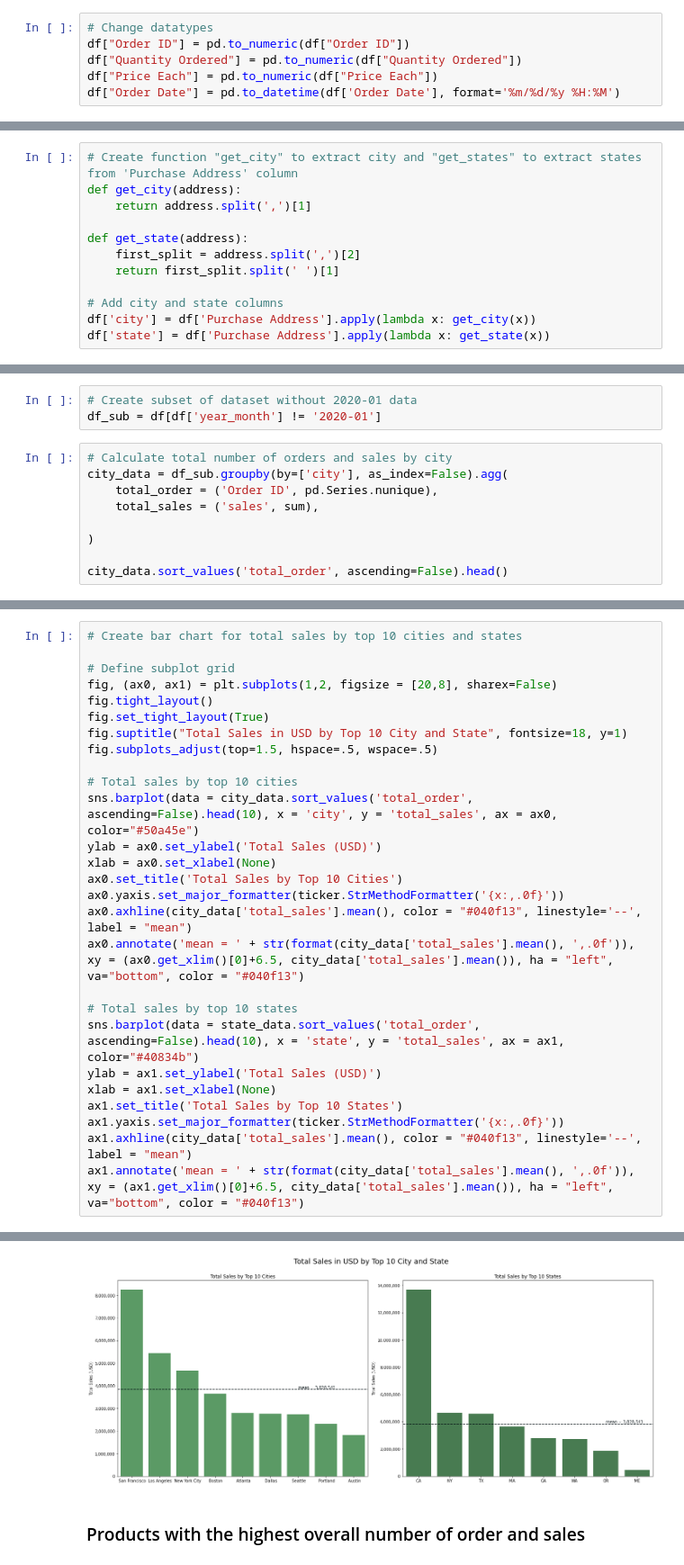
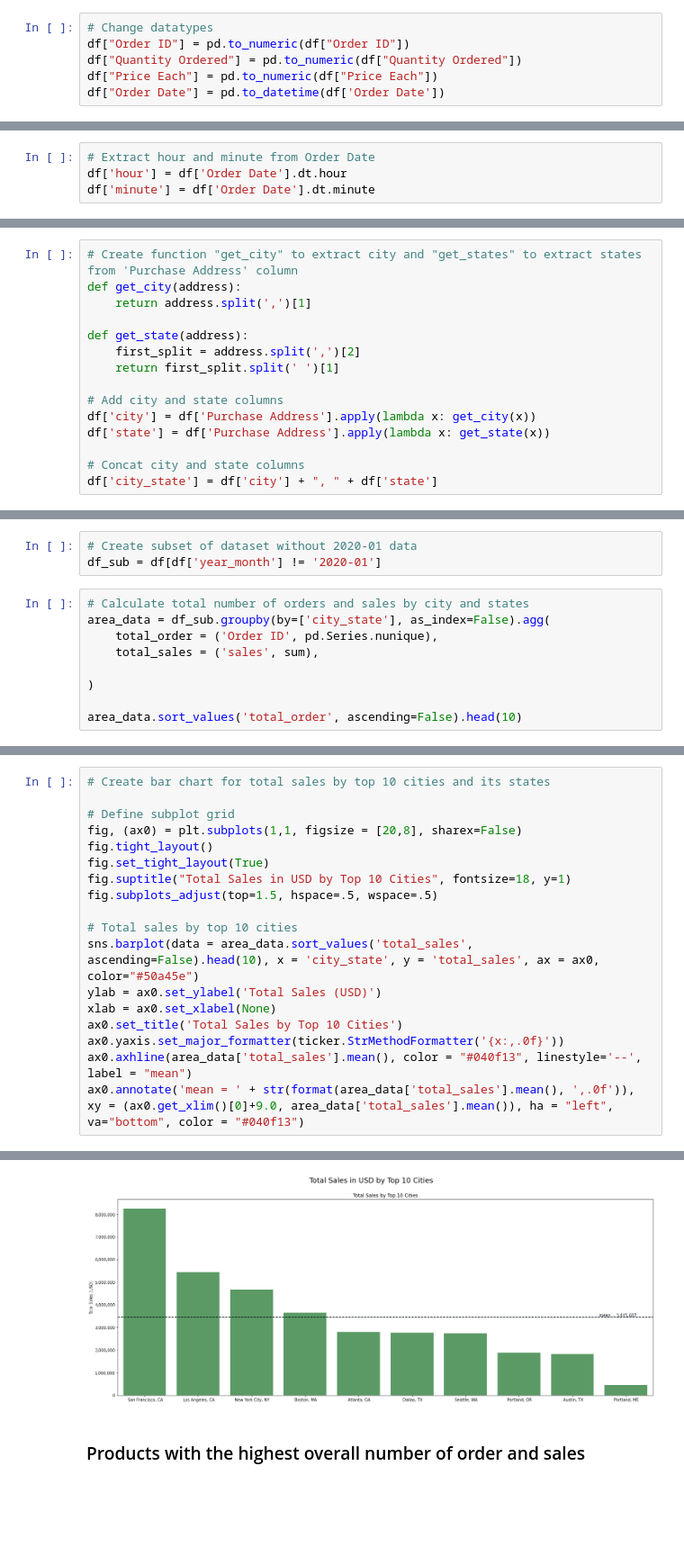
Before and after one commit to ndnyp/Product-Sales-Analysis, a Jupyter notebook: product_sales_analysis_notebook.ipynb, the cells around one changed output, grey strips where cells are left out. Shown at 90% size. Cells and saved outputs as stored; diff of their text form; blank space fills up the shorter version.

```diff
--- a/product_sales_analysis_notebook.ipynb
+++ b/product_sales_analysis_notebook.ipynb
@@ -140,7 +144,7 @@ Change current datatypes:
 df["Order ID"] = pd.to_numeric(df["Order ID"])
 df["Quantity Ordered"] = pd.to_numeric(df["Quantity Ordered"])
 df["Price Each"] = pd.to_numeric(df["Price Each"])
-df["Order Date"] = pd.to_datetime(df['Order Date'], format='%m/%d/%y %H:%M')
+df["Order Date"] = pd.to_datetime(df['Order Date'])
 # %% [markdown]
 ### Data Transformation
 This step includes extracting month and year from Order Date, calculating sales (price * qty), as well as adding city and states columns.
@@ -155 +161,5 @@ df['year_month'] = df['Order Date'].dt.strftime('%Y-%m')
+# %%
+# Extract hour and minute from Order Date
+df['hour'] = df['Order Date'].dt.hour
+df['minute'] = df['Order Date'].dt.minute
 # %% [markdown]
@@ -171,6 +181,9 @@ def get_state(address):
 # Add city and state columns
 df['city'] = df['Purchase Address'].apply(lambda x: get_city(x))
 df['state'] = df['Purchase Address'].apply(lambda x: get_state(x))
+
+# Concat city and state columns
+df['city_state'] = df['city'] + ", " + df['state']
 # %% [markdown]
 ## Data Exploration
 ### Descriptive Statistics
@@ -253,12 +318,12 @@ Text(-0.3, 2871405.6375000007, 'mean = 2,871,406')
 # Create subset of dataset without 2020-01 data
 df_sub = df[df['year_month'] != '2020-01']
 # %%
-# Calculate total number of orders and sales by city
-city_data = df_sub.groupby(by=['city'], as_index=False).agg(
+# Calculate total number of orders and sales by city and states
+area_data = df_sub.groupby(by=['city_state'], as_index=False).agg(
     total_order = ('Order ID', pd.Series.nunique),
     total_sales = ('sales', sum),
 
 )
 
-city_data.sort_values('total_order', ascending=False).head()
+area_data.sort_values('total_order', ascending=False).head(10)
 # %% [output]
@@ -287,28 +341,19 @@ state_data.sort_values('total_order', ascending=False).head()
 # %%
-# Create bar chart for total sales by top 10 cities and states
+# Create bar chart for total sales by top 10 cities and its states
 
 # Define subplot grid
-fig, (ax0, ax1) = plt.subplots(1,2, figsize = [20,8], sharex=False)
+fig, (ax0) = plt.subplots(1,1, figsize = [20,8], sharex=False)
 fig.tight_layout()
 fig.set_tight_layout(True)
-fig.suptitle("Total Sales in USD by Top 10 City and State", fontsize=18, y=1)
+fig.suptitle("Total Sales in USD by Top 10 Cities", fontsize=18, y=1)
 fig.subplots_adjust(top=1.5, hspace=.5, wspace=.5)
 
 # Total sales by top 10 cities
-sns.barplot(data = city_data.sort_values('total_order', ascending=False).head(10), x = 'city', y = 'total_sales', ax = ax0, color="#50a45e")
+sns.barplot(data = area_data.sort_values('total_sales', ascending=False).head(10), x = 'city_state', y = 'total_sales', ax = ax0, color="#50a45e")
 ylab = ax0.set_ylabel('Total Sales (USD)')
 xlab = ax0.set_xlabel(None)
 ax0.set_title('Total Sales by Top 10 Cities')
 ax0.yaxis.set_major_formatter(ticker.StrMethodFormatter('{x:,.0f}'))
-ax0.axhline(city_data['total_sales'].mean(), color = "#040f13", linestyle='--', label = "mean")
-ax0.annotate('mean = ' + str(format(city_data['total_sales'].mean(), ',.0f')), xy = (ax0.get_xlim()[0]+6.5, city_data['total_sales'].mean()), ha = "left", va="bottom", color = "#040f13")
-
-# Total sales by top 10 states
-sns.barplot(data = state_data.sort_values('total_order', ascending=False).head(10), x = 'state', y = 'total_sales', ax = ax1, color="#40834b")
-ylab = ax1.set_ylabel('Total Sales (USD)')
-xlab = ax1.set_xlabel(None)
-ax1.set_title('Total Sales by Top 10 States')
-ax1.yaxis.set_major_formatter(ticker.StrMethodFormatter('{x:,.0f}'))
-ax1.axhline(city_data['total_sales'].mean(), color = "#040f13", linestyle='--', label = "mean")
-ax1.annotate('mean = ' + str(format(city_data['total_sales'].mean(), ',.0f')), xy = (ax1.get_xlim()[0]+6.5, city_data['total_sales'].mean()), ha = "left", va="bottom", color = "#040f13")
+ax0.axhline(area_data['total_sales'].mean(), color = "#040f13", linestyle='--', label = "mean")
+ax0.annotate('mean = ' + str(format(area_data['total_sales'].mean(), ',.0f')), xy = (ax0.get_xlim()[0]+9.0, area_data['total_sales'].mean()), ha = "left", va="bottom", color = "#040f13")
 # %% [output]
@@ -316,4 +361,4 @@ Text(6.0, 3828540.8499999996, 'mean = 3,828,541')
-[figure, old version]
+[figure, new version]
 # %% [markdown]
 ### Products with the highest overall number of order and sales
 # %%
```
Also changed, not shown: parts of 28 cells of this notebook.
